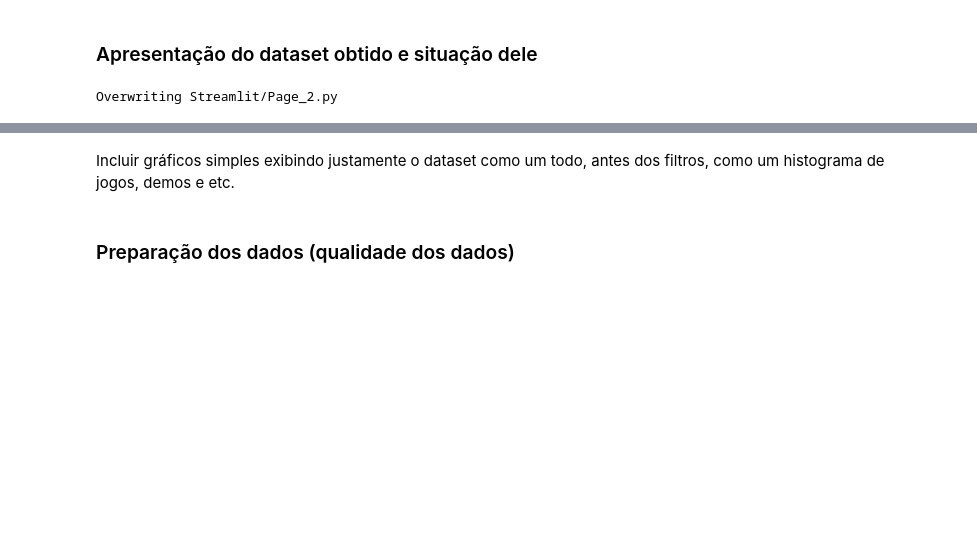
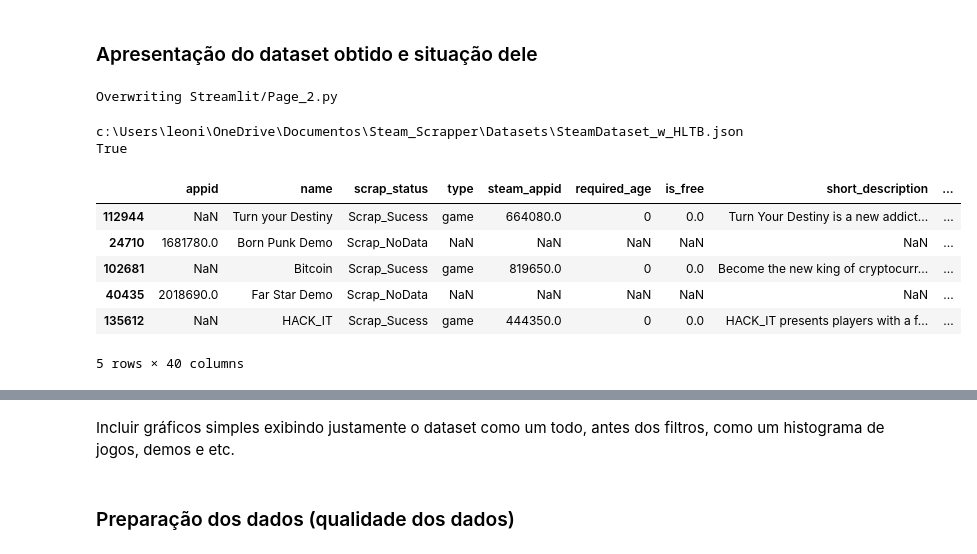
Before and after one commit to Leonidas-Vitor/Steam_Scrapper, a Jupyter notebook: Dashboard.ipynb, the cells around one changed output, grey strips where cells are left out. Saved outputs shown, nothing was run; the diff lists cells and outputs as text; code cells hidden in the pictures; blank space fills up the shorter version.

```diff
--- a/Dashboard.ipynb
+++ b/Dashboard.ipynb
@@ -223,2 +493,24 @@ st.markdown(markdown)
 # %% [output]
 Overwriting Streamlit/Page_2.py
+# %%
+import os
+import pandas as pd
+import matplotlib.pyplot as plt
+
+path = os.getcwd()
+path_json = os.path.join(os.getcwd(), "Datasets", "SteamDataset_w_HLTB.json")
+print(path_json)
+print(os.path.exists(path_json))
+df_raw = pd.read_json(path_json)
+
+df_raw.sample(5)
+# %% [output]
+c:\Users\leoni\OneDrive\Documentos\Steam_Scrapper\Datasets\SteamDataset_w_HLTB.json
+True
+|  | appid | name | scrap_status | type | steam_appid | required_age | is_free | short_description | ... |
+| 112944 | NaN | Turn your Destiny | Scrap_Sucess | game | 664080.0 | 0 | 0.0 | Turn Your Destiny is a new addict... | ... |
+| 24710 | 1681780.0 | Born Punk Demo | Scrap_NoData | NaN | NaN | NaN | NaN | NaN | ... |
+| 102681 | NaN | Bitcoin | Scrap_Sucess | game | 819650.0 | 0 | 0.0 | Become the new king of cryptocurr... | ... |
+| 40435 | 2018690.0 | Far Star Demo | Scrap_NoData | NaN | NaN | NaN | NaN | NaN | ... |
+| 135612 | NaN | HACK_IT | Scrap_Sucess | game | 444350.0 | 0 | 0.0 | HACK_IT presents players with a f... | ... |
+5 rows × 40 columns
```
Also changed, not shown: parts of 13 cells of this notebook, 6 other files.
